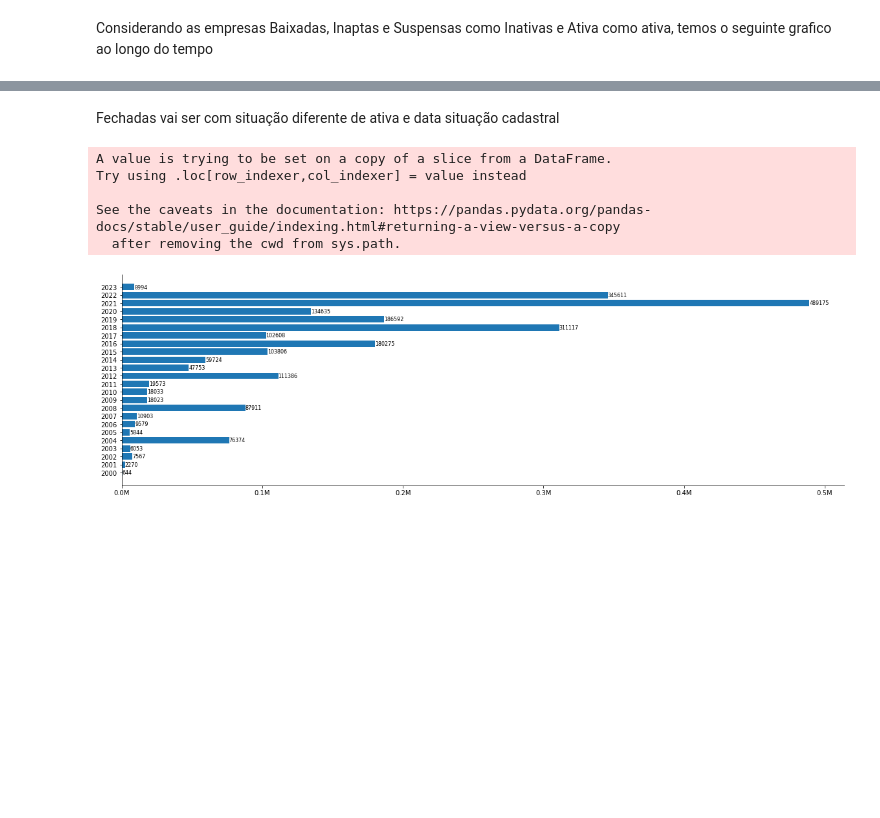
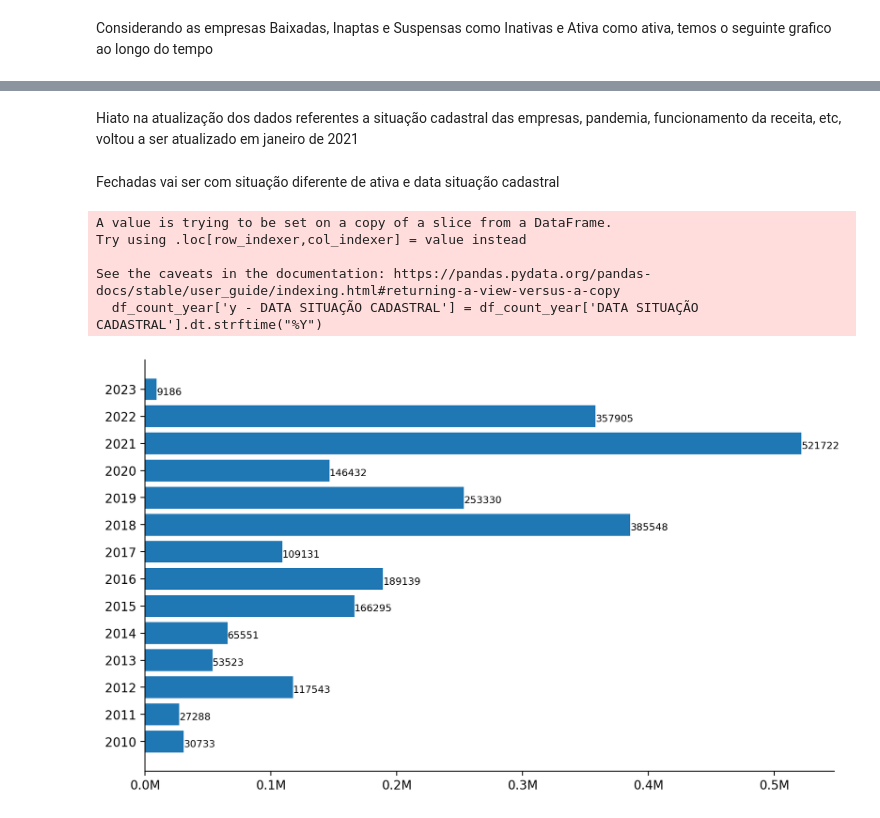
Before and after one commit to leandronogsantos/brasil_cnpjs, a Jupyter notebook: analise_dos_dados.ipynb, the cells around one changed output, grey strips where cells are left out. Cells and saved outputs as stored; diff of their text form; code cells hidden in the pictures; blank space fills up the shorter version.

Commit message:
adiciona mais analise de dados

```diff
--- a/analise_dos_dados.ipynb
+++ b/analise_dos_dados.ipynb
@@ -83,6 +186,6 @@ df_empresas_estab_mg
 # %%
 df_empresas_estab_mg['DATA DE INÍCIO ATIVIDADE'] = pd.to_datetime(df_empresas_estab_mg['DATA DE INÍCIO ATIVIDADE'])
-df_count_year = df_empresas_estab_mg[df_empresas_estab_mg['DATA DE INÍCIO ATIVIDADE']>'2000-01-01']
+df_count_year = df_empresas_estab_mg[(df_empresas_estab_mg['DATA DE INÍCIO ATIVIDADE']>'2010-01-01')]
 df_count_year['y - DATA DE INÍCIO ATIVIDADE'] = df_count_year['DATA DE INÍCIO ATIVIDADE'].dt.strftime("%Y")
 # %% [output]
 A value is trying to be set on a copy of a slice from a DataFrame.
@@ -108,0 +230,15 @@ for i, v in enumerate(values):
+# %%
+df_empresas_estab_mg['DATA DE INÍCIO ATIVIDADE'] = pd.to_datetime(df_empresas_estab_mg['DATA DE INÍCIO ATIVIDADE'])
+df_count_year = df_empresas_estab_mg[(df_empresas_estab_mg['DATA DE INÍCIO ATIVIDADE']>'2010-01-01')]
+df_count_year['y - DATA DE INÍCIO ATIVIDADE'] = df_count_year['DATA DE INÍCIO ATIVIDADE'].dt.strftime("%Y")
+values = df_count_year.groupby(['y - DATA DE INÍCIO ATIVIDADE'])['cnpj'].count()
+years = [str(x) for x in range(2010, 2024)]
+fig = plt.figure(figsize=(10, 6), dpi=dpi)
+ax = plt.gca()
+ax.spines['top'].set_visible(False)
+ax.spines['right'].set_visible(False)
+ax.xaxis.set_major_formatter(million_formatter)
+
+ax.barh(years, values)
+for i, v in enumerate(values):
+    ax.text(v, i - 0.2 , str(v) , fontsize =8)
@@ -108,0 +252,2 @@ for i, v in enumerate(values):
+# %% [markdown]
+Hiato na atualização dos dados referentes a situação cadastral das empresas, pandemia, funcionamento da receita, etc, voltou a ser atualizado em janeiro de 2021
@@ -109,27 +256,30 @@ for i, v in enumerate(values):
 # %% [markdown]
 Fechadas vai ser com situação diferente de ativa e data situação cadastral
+# %%
+df_empresas_estab_mg['DATA SITUAÇÃO CADASTRAL'] = pd.to_datetime(df_empresas_estab_mg['DATA SITUAÇÃO CADASTRAL'])
+df_empresas_estab_mg['y - DATA SITUAÇÃO CADASTRAL'] = df_empresas_estab_mg['DATA SITUAÇÃO CADASTRAL'].dt.strftime("%Y")
 # %%
 df_empresas_estab_mg['DATA SITUAÇÃO CADASTRAL'] = pd.to_datetime(df_empresas_estab_mg['DATA SITUAÇÃO CADASTRAL'])
 
-df_count_year = df_empresas_estab_mg[(df_empresas_estab_mg['DATA DE INÍCIO ATIVIDADE']>'2000-01-01') & (df_empresas_estab_mg['SITUAÇÃO CADASTRAL'] != 2)]
+df_count_year = df_empresas_estab_mg[(df_empresas_estab_mg['DATA SITUAÇÃO CADASTRAL']>'2010-01-01') & (df_empresas_estab_mg['SITUAÇÃO CADASTRAL'] != 2)]
 df_count_year['y - DATA SITUAÇÃO CADASTRAL'] = df_count_year['DATA SITUAÇÃO CADASTRAL'].dt.strftime("%Y")
 # %% [output]
 A value is trying to be set on a copy of a slice from a DataFrame.
 Try using .loc[row_indexer,col_indexer] = value instead
 
 See the caveats in the documentation: https://pandas.pydata.org/pandas-docs/stable/user_guide/indexing.html#returning-a-view-versus-a-copy
-  after removing the cwd from sys.path.
+  df_count_year['y - DATA SITUAÇÃO CADASTRAL'] = df_count_year['DATA SITUAÇÃO CADASTRAL'].dt.strftime("%Y")
 # %%
 values_close = df_count_year.groupby(['y - DATA SITUAÇÃO CADASTRAL'])['cnpj'].count()
-years = [str(x) for x in range(2000, 2024)]
-fig = plt.figure(figsize=(20, 6))
+years = [str(x) for x in range(2010, 2024)]
+fig = plt.figure(figsize=(10, 6), dpi=dpi)
 ax = plt.gca()
 ax.spines['top'].set_visible(False)
 ax.spines['right'].set_visible(False)
 ax.xaxis.set_major_formatter(million_formatter)
 
 ax.barh(years, values_close)
 for i, v in enumerate(values_close):
     ax.text(v, i - 0.2 , str(v) , fontsize =8)
 # %% [output]
-[figure, old version]
+[figure, new version]
```
Also changed, not shown: parts of 47 cells of this notebook.
